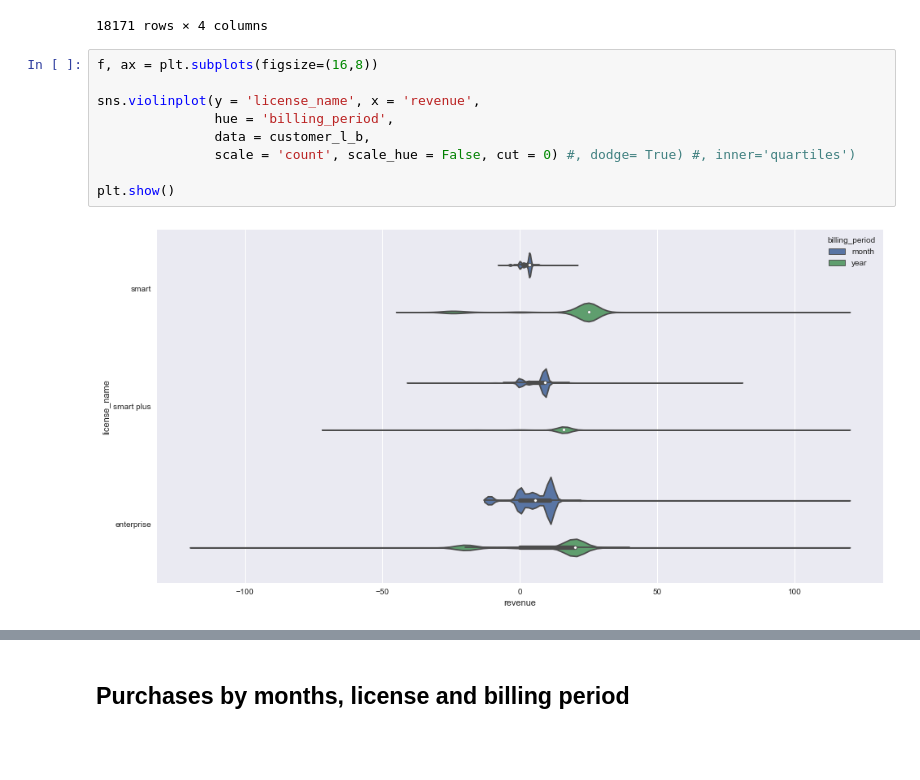
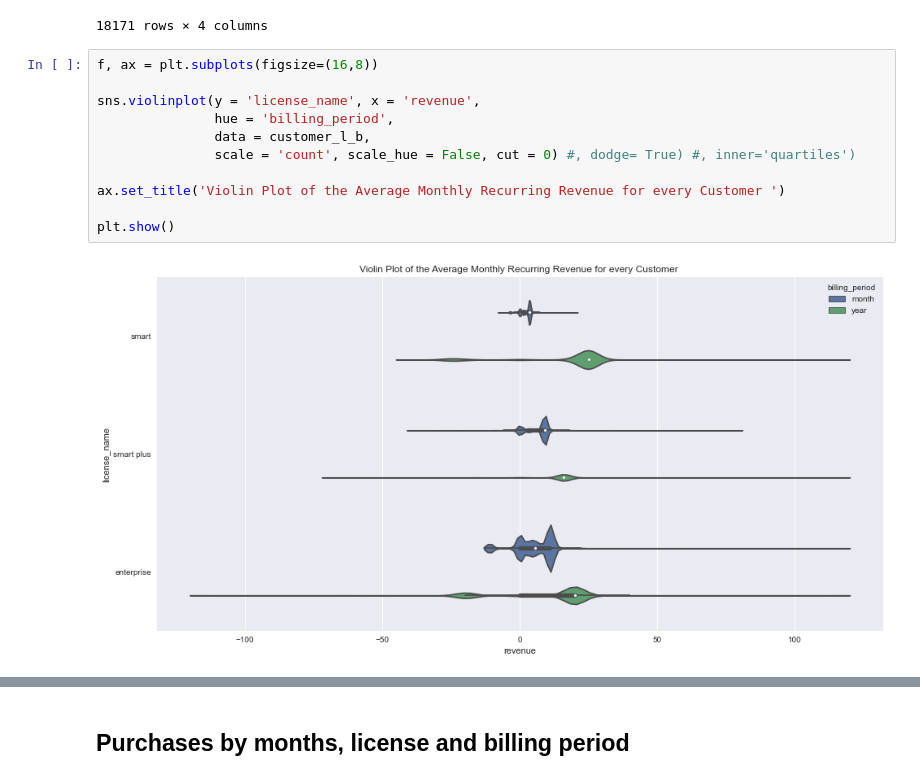
Before and after one commit to aldamepi/BI-web-subscriptions, a Jupyter notebook: testTask_data-amengual-aug22.ipynb, the cells around one changed output, grey strips where cells are left out. Saved outputs shown, nothing was run; the diff lists cells and outputs as text; blank space fills up the shorter version.

```diff
--- a/testTask_data-amengual-aug22.ipynb
+++ b/testTask_data-amengual-aug22.ipynb
@@ -2255,14 +2246,16 @@ customer_l_b
 # %%
 f, ax = plt.subplots(figsize=(16,8))
 
 sns.violinplot(y = 'license_name', x = 'revenue',
                hue = 'billing_period',
                data = customer_l_b,
                scale = 'count', scale_hue = False, cut = 0) #, dodge= True) #, inner='quartiles')
 
+ax.set_title('Violin Plot of the Average Monthly Recurring Revenue for every Customer ')
+
 plt.show()
 # %% [output]
-[figure, old version]
+[figure, new version]
 # %%
 
 g = sns.catplot(y= 'license_name', x = 'revenue',
```
Also changed, not shown: parts of 41 cells of this notebook, 3 other files.
